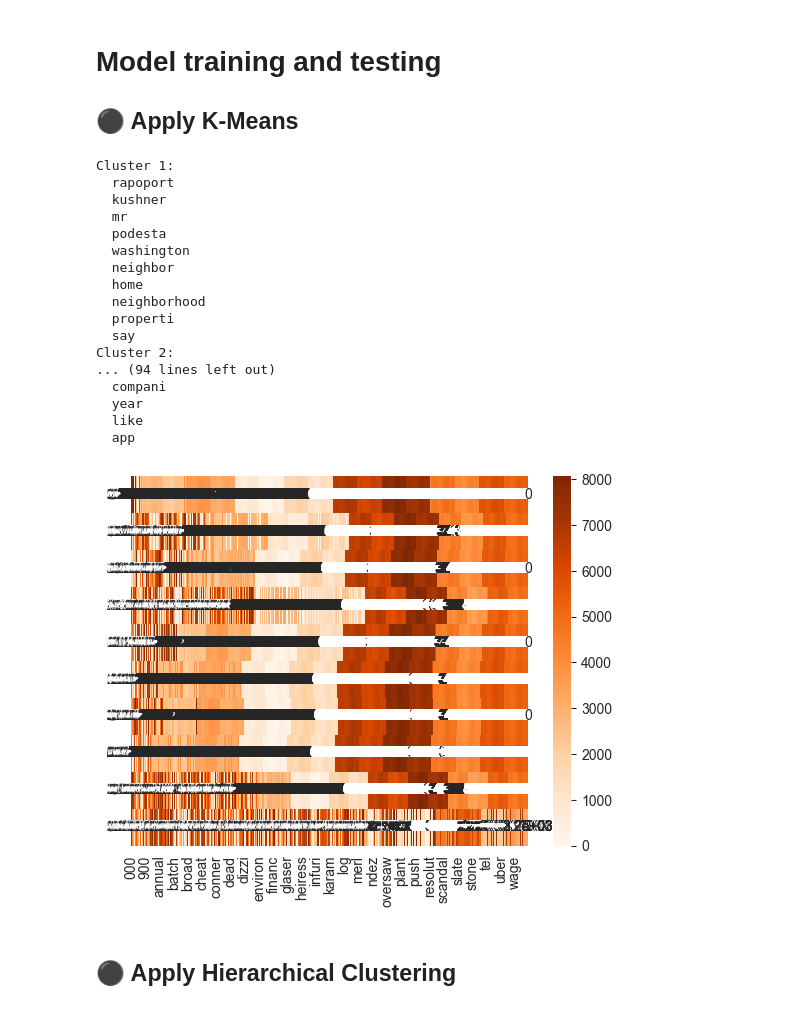
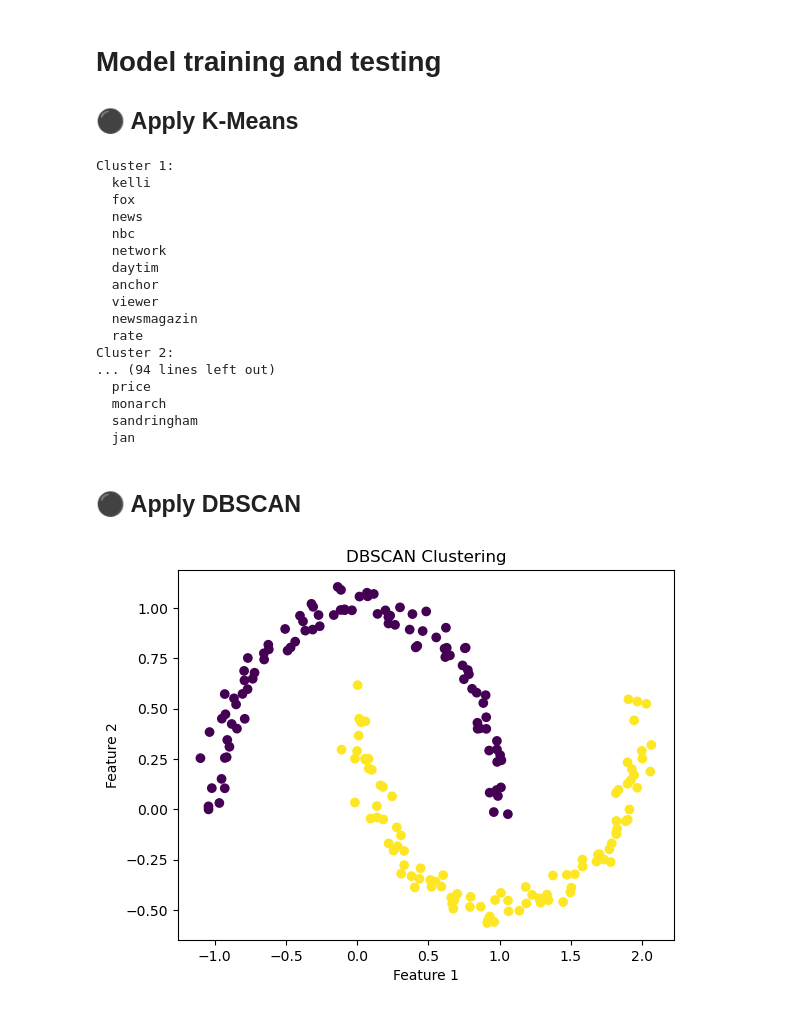
Before and after one commit to Haneentronic/NLP-Topic-Modeling-Classification, a Jupyter notebook: Topic_Modeling/TextModeling.ipynb, the cells around one changed output. Saved outputs shown, nothing was run; the diff lists cells and outputs as text; code cells hidden in the pictures.

Commit message:
Add  DBSCAN and Agglomerative algorithms

```diff
--- a/Topic_Modeling/TextModeling.ipynb
+++ b/Topic_Modeling/TextModeling.ipynb
@@ -614,7 +617,7 @@ data_frame_matrix
 # %%
 # Perform k-means clustering on the training data
 num_clusters = 10
-km = KMeans(n_clusters=num_clusters, random_state=0)
+km = KMeans(n_clusters=num_clusters)
 km.fit(TF_IDF_features_train)
 
 # Convert the testing data into numerical representations
@@ -622,6 +625,8 @@ TF_IDF_features_test = TF_IDF.transform(X_test)
 
 # Predict the clusters for the testing data
 y_pred = km.predict(TF_IDF_features_test)
+labels = km.labels_
+centers = km.cluster_centers_
 
 # Print the top terms in each cluster
 order_centroids = km.cluster_centers_.argsort()[:, ::-1]
@@ -632,32 +637,30 @@ for i in range(num_clusters):
         print(f"  {terms[j]}")
 # %% [output]
 Cluster 1:
-  rapoport
-  kushner
-  mr
-  podesta
-  washington
-  neighbor
-  home
-  neighborhood
-  properti
-  say
+  kelli
+  fox
+  news
+  nbc
+  network
+  daytim
+  anchor
+  viewer
+  newsmagazin
+  rate
 Cluster 2:
 ... (94 lines left out)
-  compani
-  year
-  like
-  app
+  price
+  monarch
+  sandringham
+  jan
 # %%
-# Create a DataFrame from the centroid values
-centroid_df = pd.DataFrame(order_centroids, columns=terms)
+# # Create a DataFrame from the centroid values
+# centroid_df = pd.DataFrame(order_centroids, columns=terms)
 
-# Create a heatmap of the centroid values
-sns.heatmap(centroid_df, cmap='Oranges', annot=True)
+# # Create a heatmap of the centroid values
+# sns.heatmap(centroid_df, cmap='Oranges', annot=True)
 
-# Display the plot
-plt.show()
+# # Display the plot
+# plt.show()
-# %% [output]
-[figure, removed]
 # %% [markdown]
-## ⚫ Apply Hierarchical Clustering
+## ⚫ Apply DBSCAN
@@ -667,0 +667,20 @@ import matplotlib.pyplot as plt
+# %%
+# Generate some random data
+TF_IDF_features_train, TF_IDF_features_test = make_moons(n_samples=200, noise=0.05, random_state=42)
+
+# Perform DBSCAN clustering
+clustering = DBSCAN(eps=0.3, min_samples=5)
+clustering.fit(TF_IDF_features_train)
+# Convert the testing data into numerical representations
+TF_IDF_features_test = TF_IDF.transform(X_test)
+
+# Predict the clusters for the testing data
+y_pred = km.predict(TF_IDF_features_test)
+# Plot the clustering results
+plt.scatter(TF_IDF_features_train[:, 0], TF_IDF_features_train[:, 1], c=clustering.labels_, cmap='viridis')
+plt.title('DBSCAN Clustering')
+plt.xlabel('Feature 1')
+plt.ylabel('Feature 2')
+plt.show()
+# %% [output]
+[figure, added]
```
Also changed, not shown: parts of 9 cells of this notebook.
